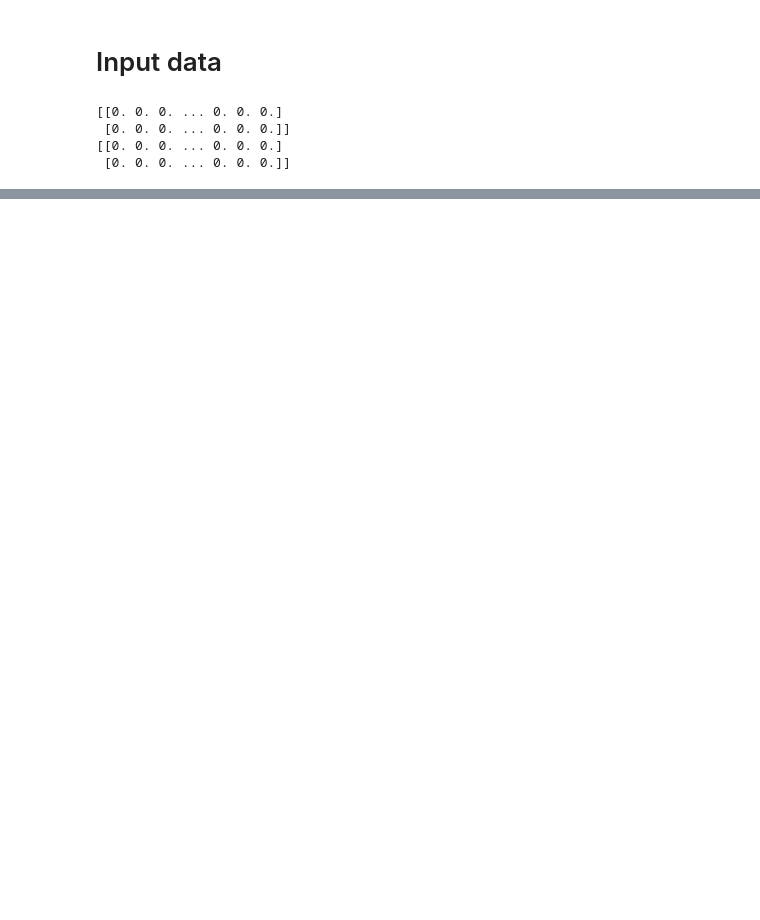
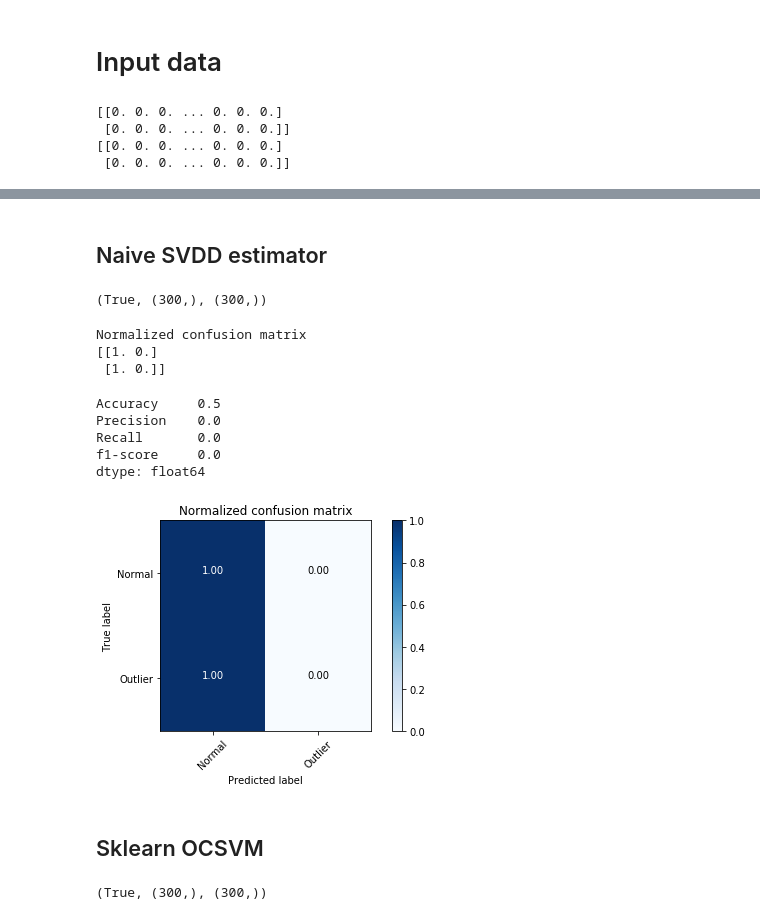
Before and after one commit to DEKHTIARJonathan/DeepOneClass, a Jupyter notebook: source_files/main.ipynb, the cells around one changed output, grey strips where cells are left out. Drawn from its saved outputs; the diff is of its cells as text; code cells hidden in the pictures; blank space fills up the shorter version.

```diff
--- a/source_files/main.ipynb
+++ b/source_files/main.ipynb
@@ -38,3 +85,7 @@ model_dir = None
+# %%
+n_inputs = 850
+train_steps = 10
+model_dir = "../tmp/estimator_svdd_naive"
 # %%
 OCClassifier = tf.estimator.Estimator(
     model_fn=naive_svdd_model_fn,
@@ -77,8 +119,0 @@ INFO:tensorflow:Loss for final step: 2695.3157.
-# %%
-predictions = OCClassifier.predict(
-    input_fn=test_input_fn
-)
-predictions_list = list(predictions)
-predictions_distance = np.asarray(list(map(lambda p: p["predicted_distance"], predictions_list)))
-predictions_classes = np.asarray(list(map(lambda p: p["predicted_classes"], predictions_list)))
-mapped_inputs = np.asarray(list(map(lambda p: p["mapped_inputs"], predictions_list)))
@@ -101,0 +122,30 @@ True
+# %%
+# Must load full data in memory with sklearn
+
+# Train set
+x_train = []
+input_fn = train_input_fn()
+sess = tf.Session()
+while True:
+    try:
+        data = sess.run(input_fn)
+        for i in range(batch_size):
+            x_train.append(data[i])
+    except tf.errors.OutOfRangeError:
+        break
+x_train = np.asarray(x_train)
+
+# Test set
+x_test = []
+input_fn = test_input_fn()
+sess = tf.Session()
+while True:
+    try:
+        data = sess.run(input_fn)
+        for i in range(batch_size):
+            x_test.append(data[i])
+    except tf.errors.OutOfRangeError:
+        break
+x_test = np.asarray(x_test)
+
+x_train.shape, x_test.shape
@@ -101,0 +238,24 @@ True
+# %% [markdown]
+## Naive SVDD estimator
+# %%
+predictions_classes.shape == y_true.shape, predictions_classes.shape, y_true.shape
+# %% [output]
+(True, (300,), (300,))
+# %%
+evaluation_summary(y_true, predictions_classes, plot_cm=True)
+# %% [output]
+Normalized confusion matrix
+[[1. 0.]
+ [1. 0.]]
+Accuracy     0.5
+Precision    0.0
+Recall       0.0
+f1-score     0.0
+dtype: float64
+[figure, added]
+# %% [markdown]
+## Sklearn OCSVM
+# %%
+sklearn_predictions.shape == y_true.shape, sklearn_predictions.shape, y_true.shape
+# %% [output]
+(True, (300,), (300,))
```
Also changed, not shown: parts of 22 cells of this notebook, 2 other files.
